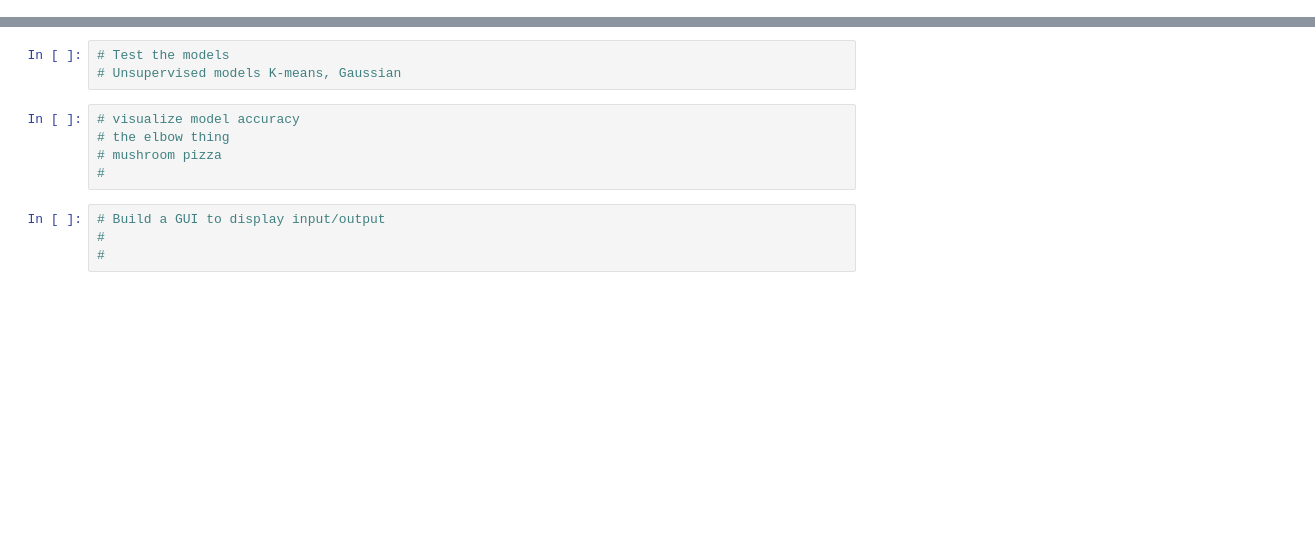
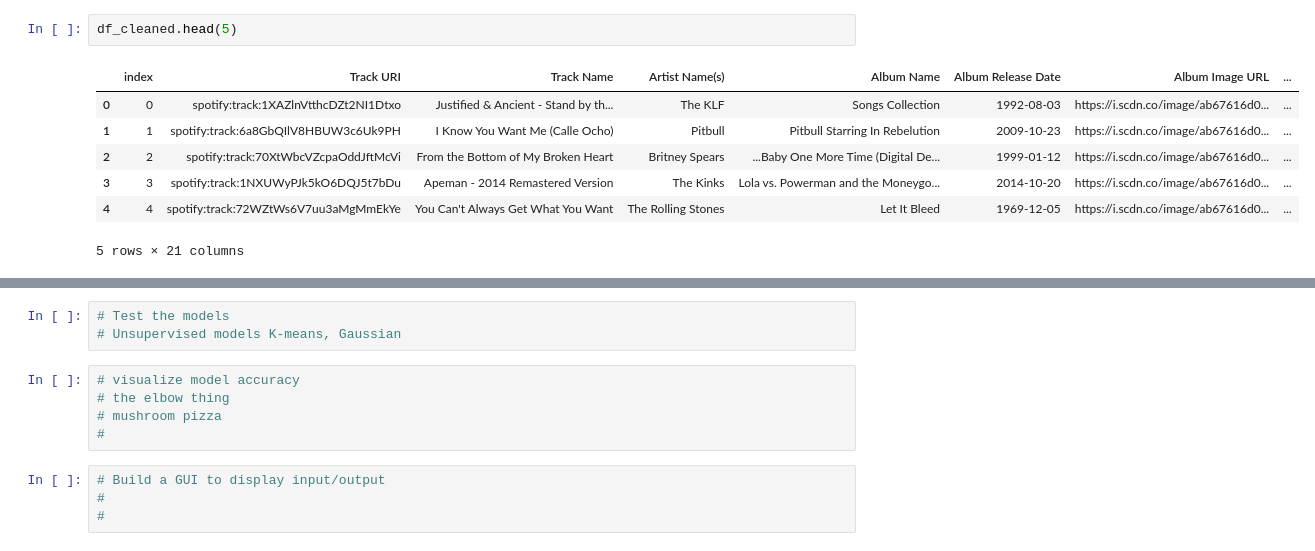
Before and after one commit to dennybett/Song-Recommendation-System, a Jupyter notebook: main.ipynb, the cells around one changed output, grey strips where cells are left out. Drawn from its saved outputs; the diff is of its cells as text; blank space fills up the shorter version.

```diff
--- a/main.ipynb
+++ b/main.ipynb
@@ -24,0 +109,10 @@ warnings.filterwarnings("ignore")
+# %%
+df_cleaned.head(5)
+# %% [output]
+|  | index | Track URI | Track Name | Artist Name(s) | Album Name | Album Release Date | Album Image URL | ... |
+| 0 | 0 | spotify:track:1XAZlnVtthcDZt2NI1Dtxo | Justified & Ancient - Stand by th... | The KLF | Songs Collection | 1992-08-03 | https://i.scdn.co/image/ab67616d0... | ... |
+| 1 | 1 | spotify:track:6a8GbQIlV8HBUW3c6Uk9PH | I Know You Want Me (Calle Ocho) | Pitbull | Pitbull Starring In Rebelution | 2009-10-23 | https://i.scdn.co/image/ab67616d0... | ... |
+| 2 | 2 | spotify:track:70XtWbcVZcpaOddJftMcVi | From the Bottom of My Broken Heart | Britney Spears | ...Baby One More Time (Digital De... | 1999-01-12 | https://i.scdn.co/image/ab67616d0... | ... |
+| 3 | 3 | spotify:track:1NXUWyPJk5kO6DQJ5t7bDu | Apeman - 2014 Remastered Version | The Kinks | Lola vs. Powerman and the Moneygo... | 2014-10-20 | https://i.scdn.co/image/ab67616d0... | ... |
+| 4 | 4 | spotify:track:72WZtWs6V7uu3aMgMmEkYe | You Can't Always Get What You Want | The Rolling Stones | Let It Bleed | 1969-12-05 | https://i.scdn.co/image/ab67616d0... | ... |
+5 rows × 21 columns
```
Also changed, not shown: parts of 19 cells of this notebook.
